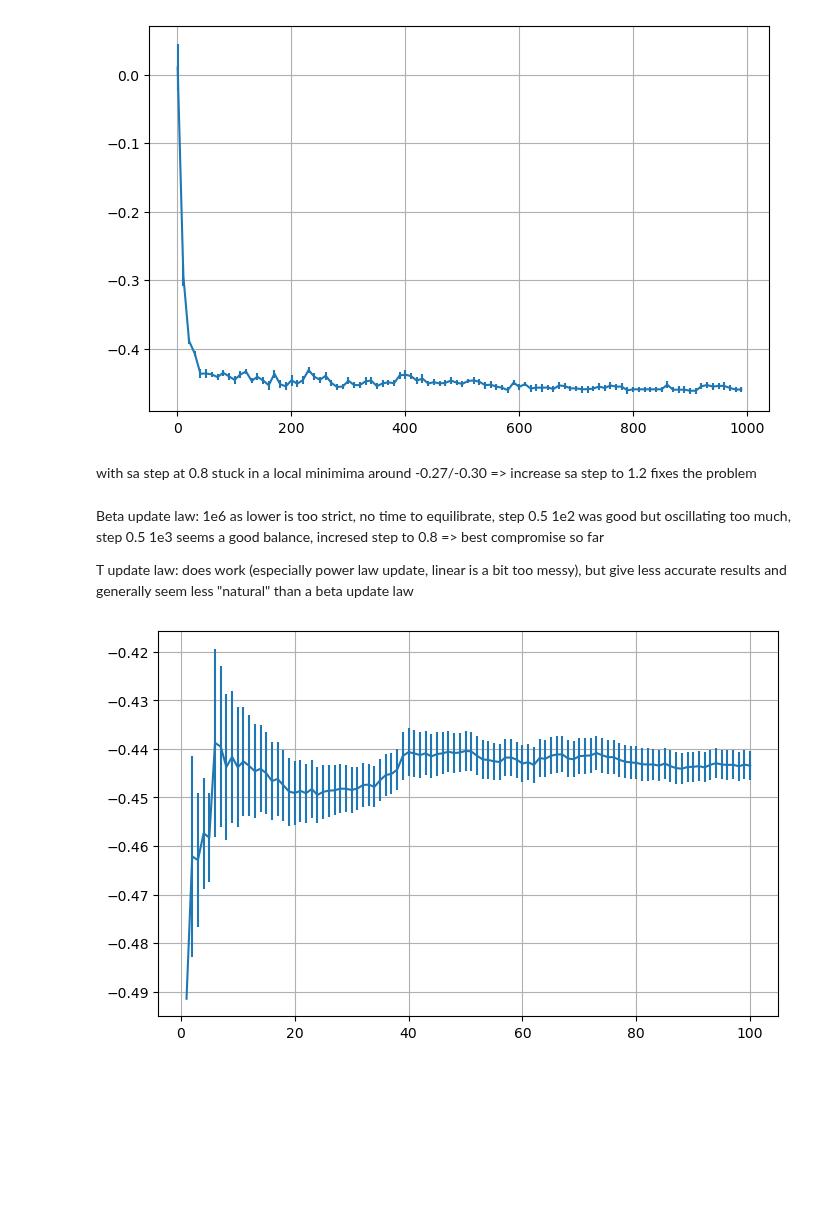
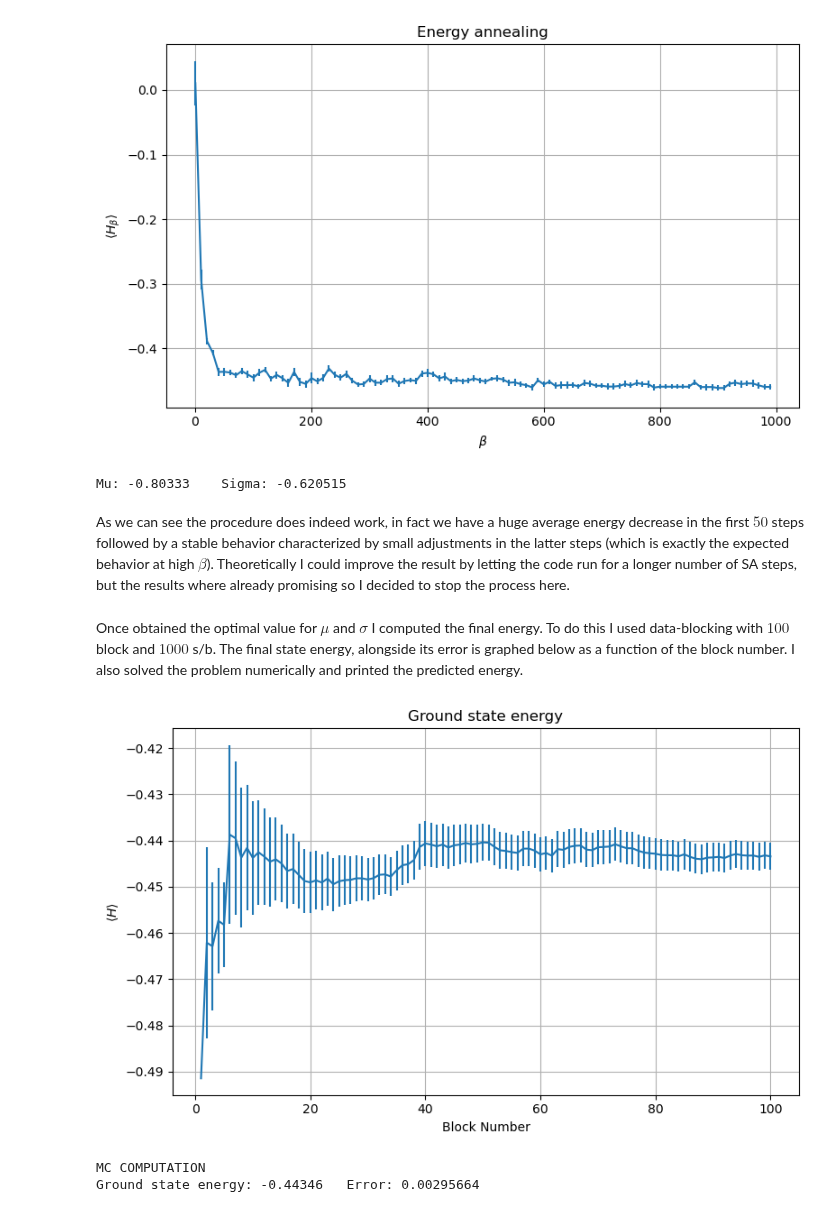
Before and after one commit to YggdrasilUrthr/NSL, a Jupyter notebook: Lab8/Lab8.ipynb, the cells around one changed output. Drawn from its saved outputs; the diff is of its cells as text; code cells hidden in the pictures; blank space fills up the shorter version.

```diff
--- a/Lab8/Lab8.ipynb
+++ b/Lab8/Lab8.ipynb
@@ -61,26 +124,43 @@ Something around 500 block should be ok (error has stabilized and is not too hig
 E_data = np.loadtxt(run_path + "SA_E.csv", delimiter=',')
 
 plt.errorbar(1.0 / E_data[:, 0], E_data[:, 1], yerr = E_data[:, 2])
+plt.xlabel(r"$\beta$")
+plt.ylabel(r"$\langle H_\beta \rangle$")
+plt.title("Energy annealing")
 plt.grid(True)
+plt.tight_layout()
 plt.show()
+
+out_params = np.loadtxt(run_path + "SA_params.csv", delimiter = ',')
+
+mu = out_params[0]
+sigma = out_params[1]
+
+print("Mu: {}\tSigma: {}".format(mu, sigma))
 # %% [output]
-[figure, old version]
+[figure, new version]
+Mu: -0.80333    Sigma: -0.620515
-# %% [markdown]
-with sa step at 0.8 stuck in a local minimima around -0.27/-0.30 => increase sa step to 1.2 fixes the problem
-# %% [markdown]
-Beta update law:    1e6 as lower is too strict, no time to equilibrate, step 0.5
-                    1e2 was good but oscillating too much, step 0.5
-                    1e3 seems a good balance, incresed step to 0.8 => best compromise so far
-
-T update law: does work (especially power law update, linear is a bit too messy), but give less accurate results and generally seem less "natural" than a beta update law
+# %% [markdown]
+As we can see the procedure does indeed work, in fact we have a huge average energy decrease in the first $50$ steps followed by a stable behavior characterized by small adjustments in the latter steps (which is exactly the expected behavior at high $\beta$). Theoretically I could improve the result by letting the code run for a longer number of SA steps, but the results where already promising so I decided to stop the process here.
+# %% [markdown]
+Once obtained the optimal value for $\mu$ and $\sigma$ I computed the final energy. To do this I used data-blocking with $100$ block and $1000$ s/b. The final state energy, alongside its error is graphed below as a function of the block number. I also solved the problem numerically and printed the predicted energy.
 # %%
 E_final = np.loadtxt(run_path + "E_final.csv", delimiter=',')
 
 plt.errorbar(E_final[:, 0], E_final[:, 2], yerr = E_final[:, 3])
+plt.xlabel("Block Number")
+plt.ylabel(r"$\langle H \rangle$")
+plt.title("Ground state energy")
 plt.grid(True)
+plt.tight_layout()
 plt.show()
+
+print("MC COMPUTATION")
+print("Ground state energy: {}\tError: {}".format(E_final[-1,2], E_final[-1,3]))
 # %% [output]
-[figure, old version]
+[figure, new version]
+MC COMPUTATION
+Ground state energy: -0.44346   Error: 0.00295664
 # %%
 def Vpot(x):
     return (x**2 - 2.5)*x**2
```
Also changed, not shown: parts of 21 cells of this notebook, 2 other files.
